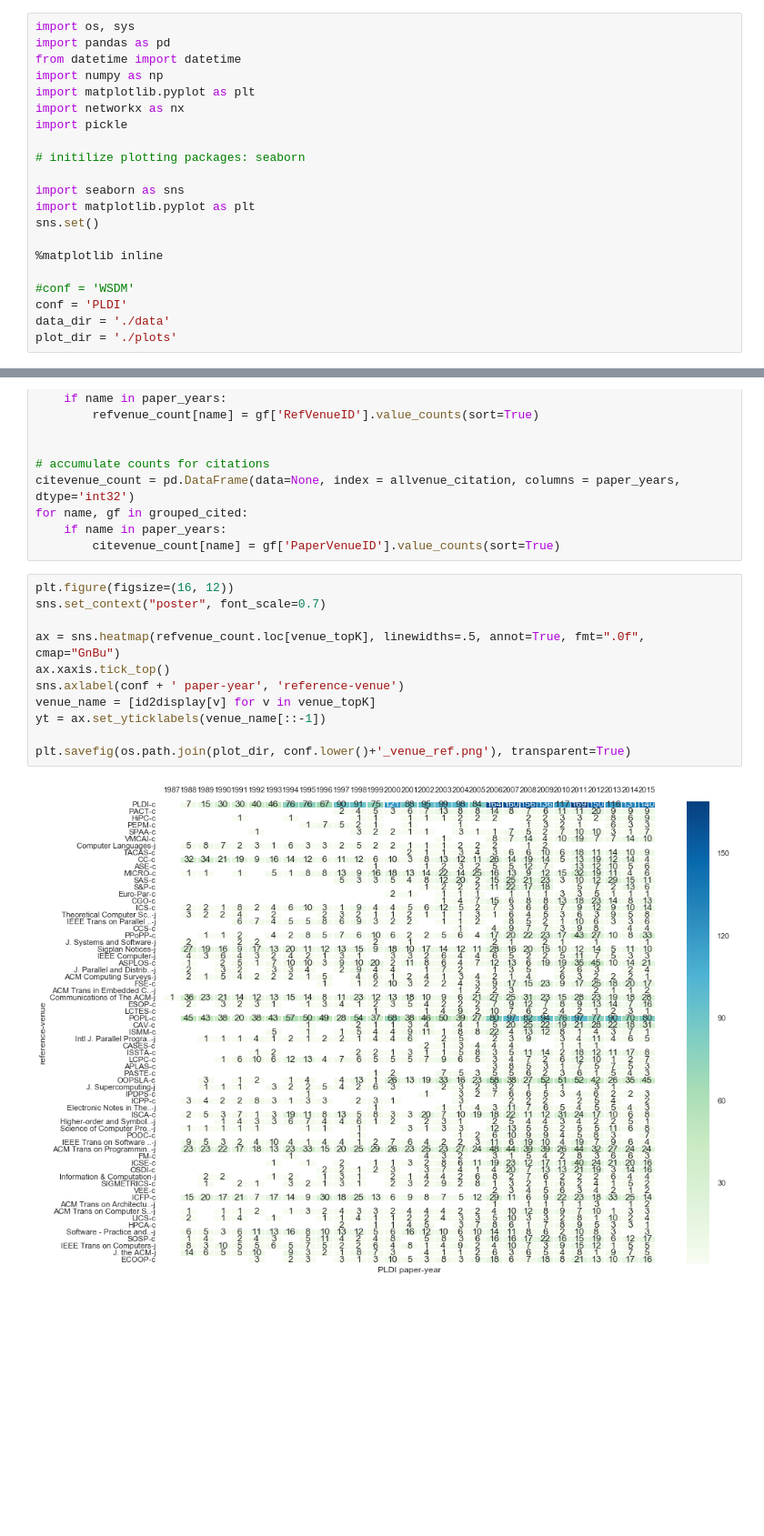
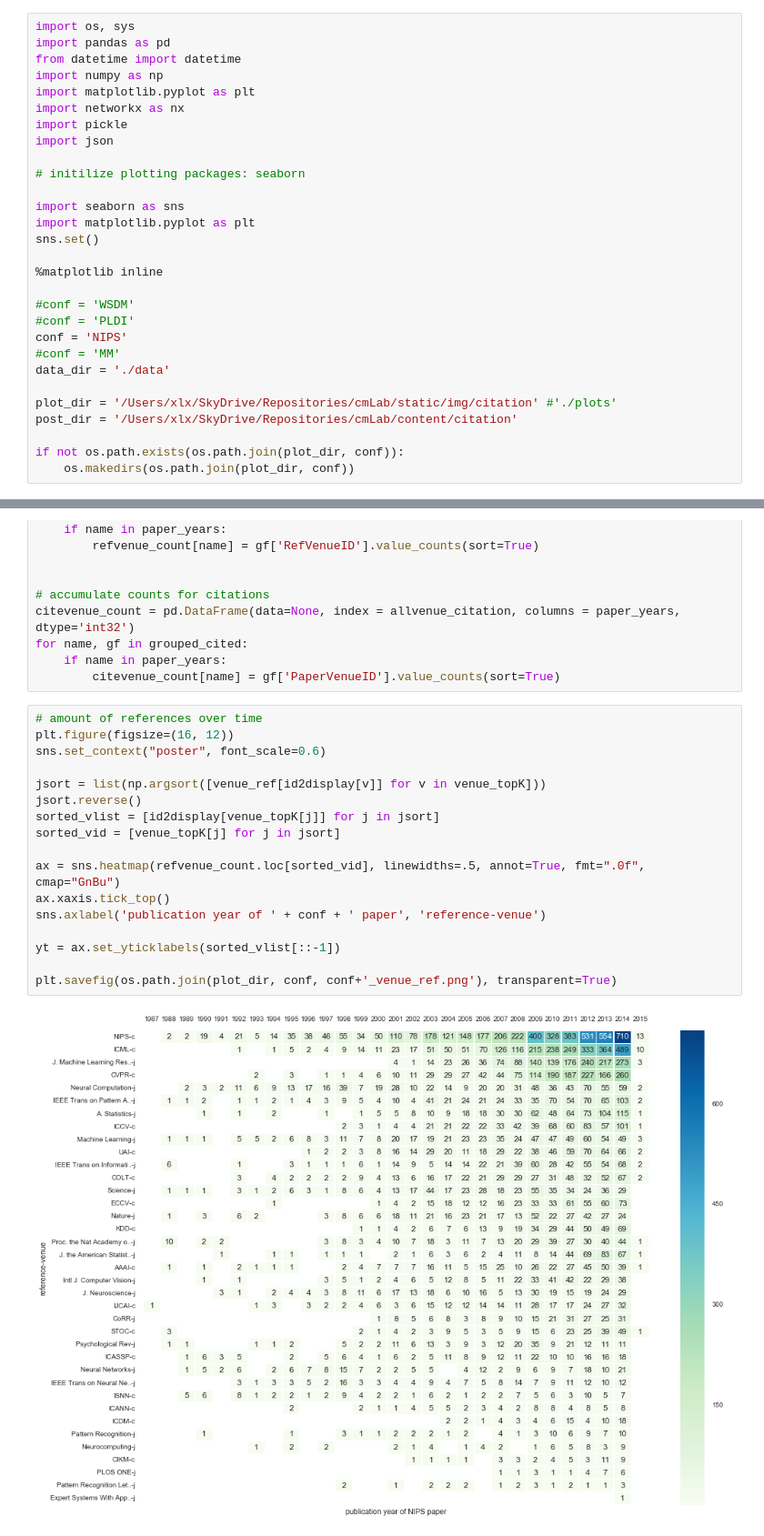
Before and after one commit to lexingxie/academic-graph, a Jupyter notebook: plot_conf_citations.ipynb, the cells around one changed output, grey strips where cells are left out. Shown at 91% size. Drawn from its saved outputs; the diff is of its cells as text; blank space fills up the shorter version.

```diff
--- a/plot_conf_citations.ipynb
+++ b/plot_conf_citations.ipynb
@@ -26,6 +26,7 @@ import numpy as np
 import matplotlib.pyplot as plt
 import networkx as nx
 import pickle
+import json
 
 # initilize plotting packages: seaborn
 
@@ -36,9 +37,16 @@ sns.set()
 %matplotlib inline
 
 #conf = 'WSDM'
-conf = 'PLDI'
+#conf = 'PLDI'
+conf = 'NIPS'
+#conf = 'MM'
 data_dir = './data'
-plot_dir = './plots'
+
+plot_dir = '/Users/xlx/SkyDrive/Repositories/cmLab/static/img/citation' #'./plots'
+post_dir = '/Users/xlx/SkyDrive/Repositories/cmLab/content/citation'
+
+if not os.path.exists(os.path.join(plot_dir, conf)):
+    os.makedirs(os.path.join(plot_dir, conf))
 # %% [markdown]
 input data:
 
@@ -526,15 +644,21 @@ for name, gf in grouped_cited:
     if name in paper_years:
         citevenue_count[name] = gf['PaperVenueID'].value_counts(sort=True)
 # %%
+# amount of references over time
 plt.figure(figsize=(16, 12))
-sns.set_context("poster", font_scale=0.7)
+sns.set_context("poster", font_scale=0.6)
 
-ax = sns.heatmap(refvenue_count.loc[venue_topK], linewidths=.5, annot=True, fmt=".0f", cmap="GnBu")
+jsort = list(np.argsort([venue_ref[id2display[v]] for v in venue_topK]))
+jsort.reverse()
+sorted_vlist = [id2display[venue_topK[j]] for j in jsort]
+sorted_vid = [venue_topK[j] for j in jsort]
+
+ax = sns.heatmap(refvenue_count.loc[sorted_vid], linewidths=.5, annot=True, fmt=".0f", cmap="GnBu")
 ax.xaxis.tick_top()
-sns.axlabel(conf + ' paper-year', 'reference-venue')
-venue_name = [id2display[v] for v in venue_topK]
-yt = ax.set_yticklabels(venue_name[::-1])
+sns.axlabel('publication year of ' + conf + ' paper', 'reference-venue')
 
-plt.savefig(os.path.join(plot_dir, conf.lower()+'_venue_ref.png'), transparent=True)
+yt = ax.set_yticklabels(sorted_vlist[::-1])
+
+plt.savefig(os.path.join(plot_dir, conf, conf+'_venue_ref.png'), transparent=True)
 # %% [output]
-[figure, old version]
+[figure, new version]
```
Also changed, not shown: parts of 23 cells of this notebook, 1 other file.
